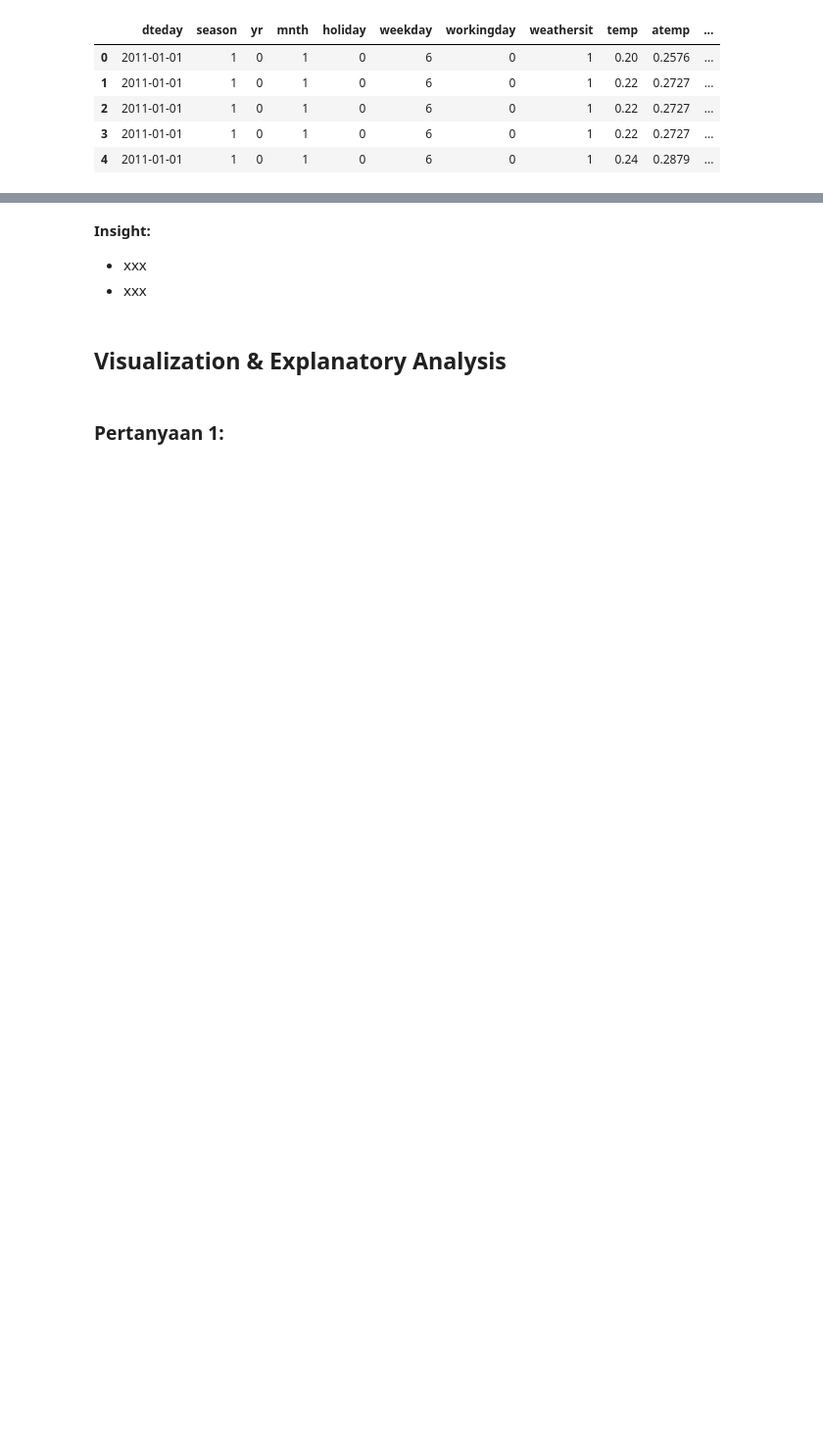
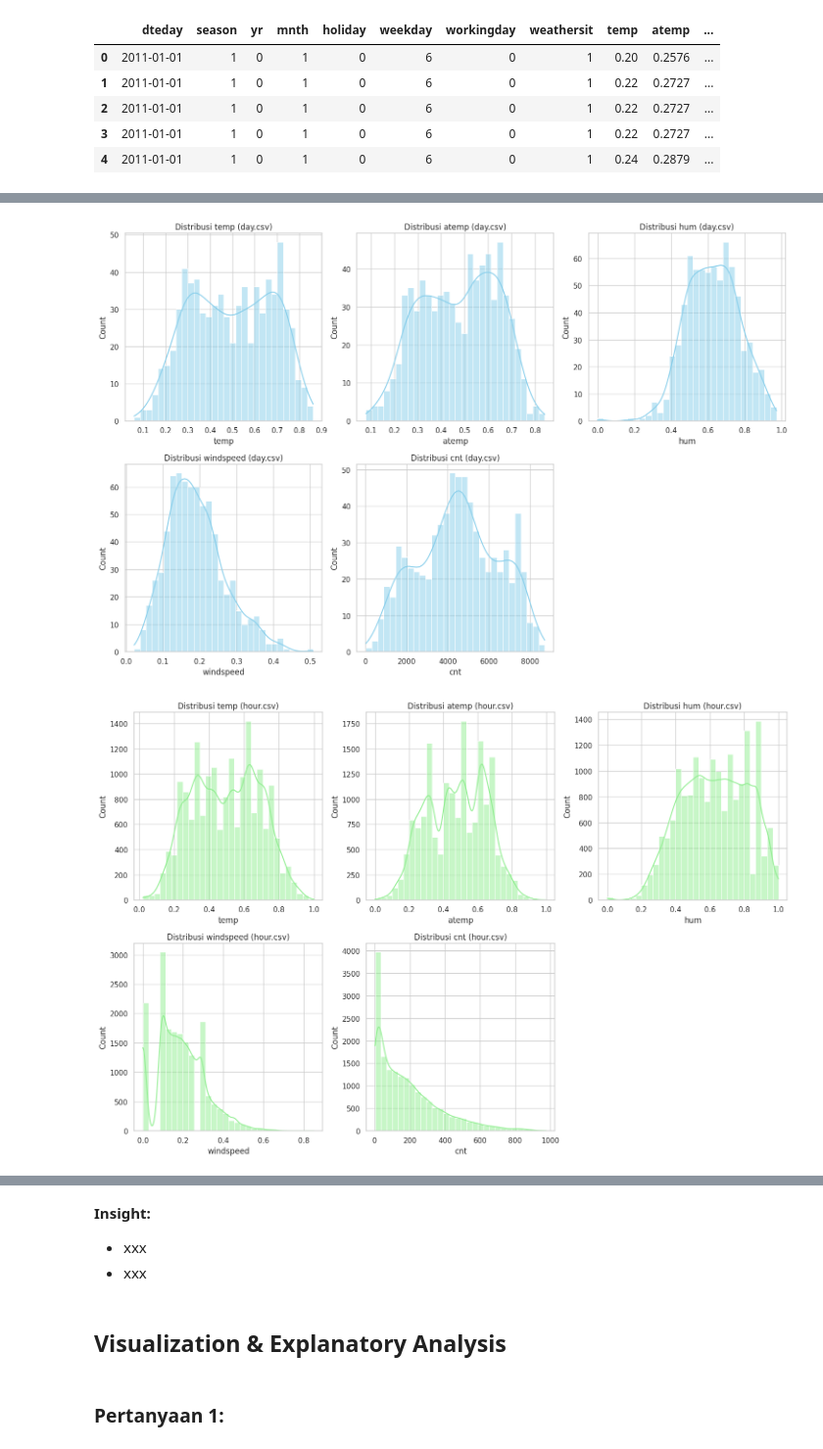
Before and after one commit to kifff/analisis_data_dg_python, a Jupyter notebook: notebook.ipynb, the cells around one changed output, grey strips where cells are left out. Shown at 98% size. Saved outputs shown, nothing was run; the diff lists cells and outputs as text; code cells hidden in the pictures; blank space fills up the shorter version.

```diff
--- a/notebook.ipynb
+++ b/notebook.ipynb
@@ -371,0 +375,36 @@ data.describe(include='all')
+# %%
+import pandas as pd
+import matplotlib.pyplot as plt
+import seaborn as sns
+
+# Load Data
+day = pd.read_csv("data/day.csv")
+hour = pd.read_csv("data/hour.csv")
+
+# Set style
+sns.set(style="whitegrid")
+
+# Variabel numerikal yang ingin dicek distribusinya
+num_cols_day = ['temp', 'atemp', 'hum', 'windspeed', 'cnt']
+num_cols_hour = ['temp', 'atemp', 'hum', 'windspeed', 'cnt']
+
+# Plot Distribusi DAY
+plt.figure(figsize=(15, 10))
+for i, col in enumerate(num_cols_day, 1):
+    plt.subplot(2, 3, i)
+    sns.histplot(day[col], kde=True, bins=30, color='skyblue')
+    plt.title(f'Distribusi {col} (day.csv)')
+plt.tight_layout()
+plt.show()
+
+# Plot Distribusi HOUR
+plt.figure(figsize=(15, 10))
+for i, col in enumerate(num_cols_hour, 1):
+    plt.subplot(2, 3, i)
+    sns.histplot(hour[col], kde=True, bins=30, color='lightgreen')
+    plt.title(f'Distribusi {col} (hour.csv)')
+plt.tight_layout()
+plt.show()
+# %% [output]
+[figure, added]
+[figure, added]
```
Also changed, not shown: parts of 20 cells of this notebook, 2 other files.
